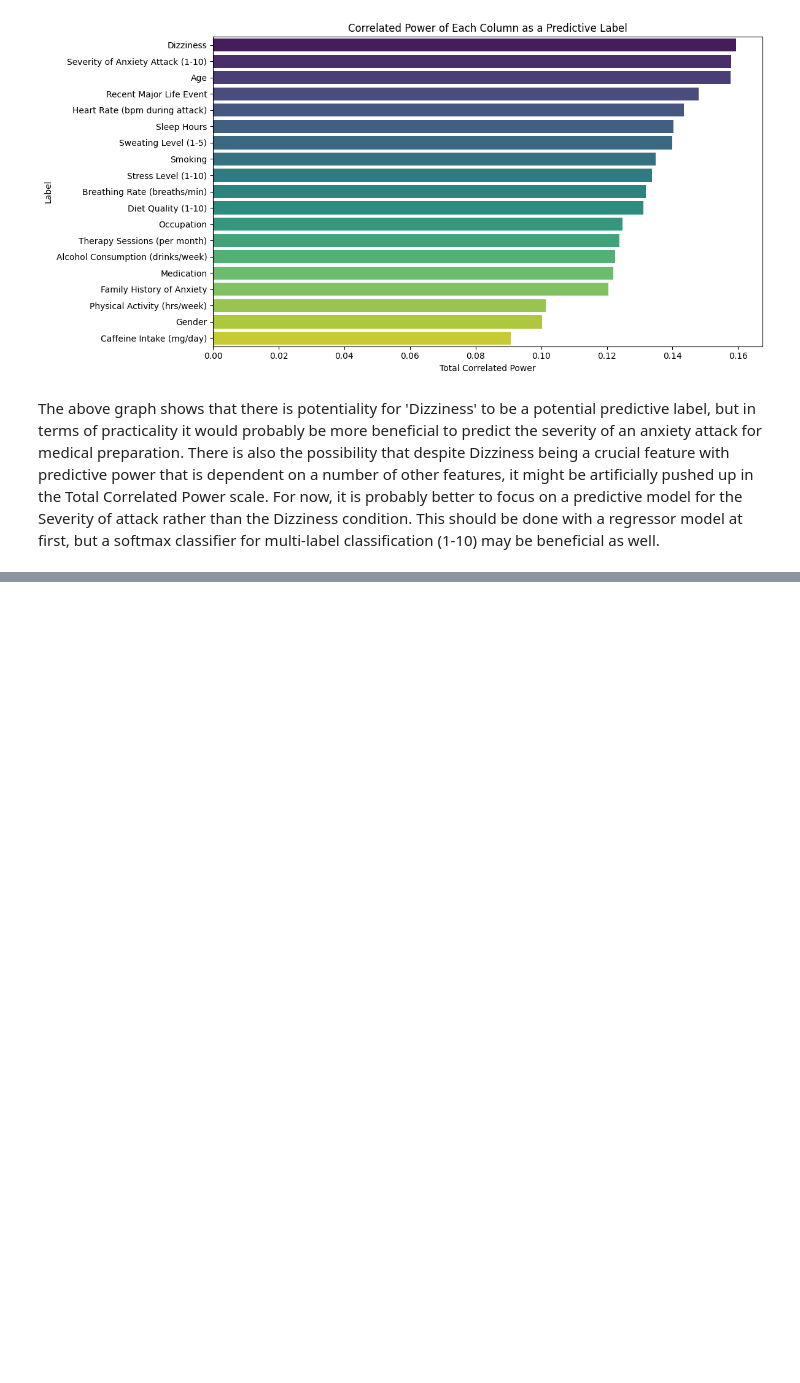
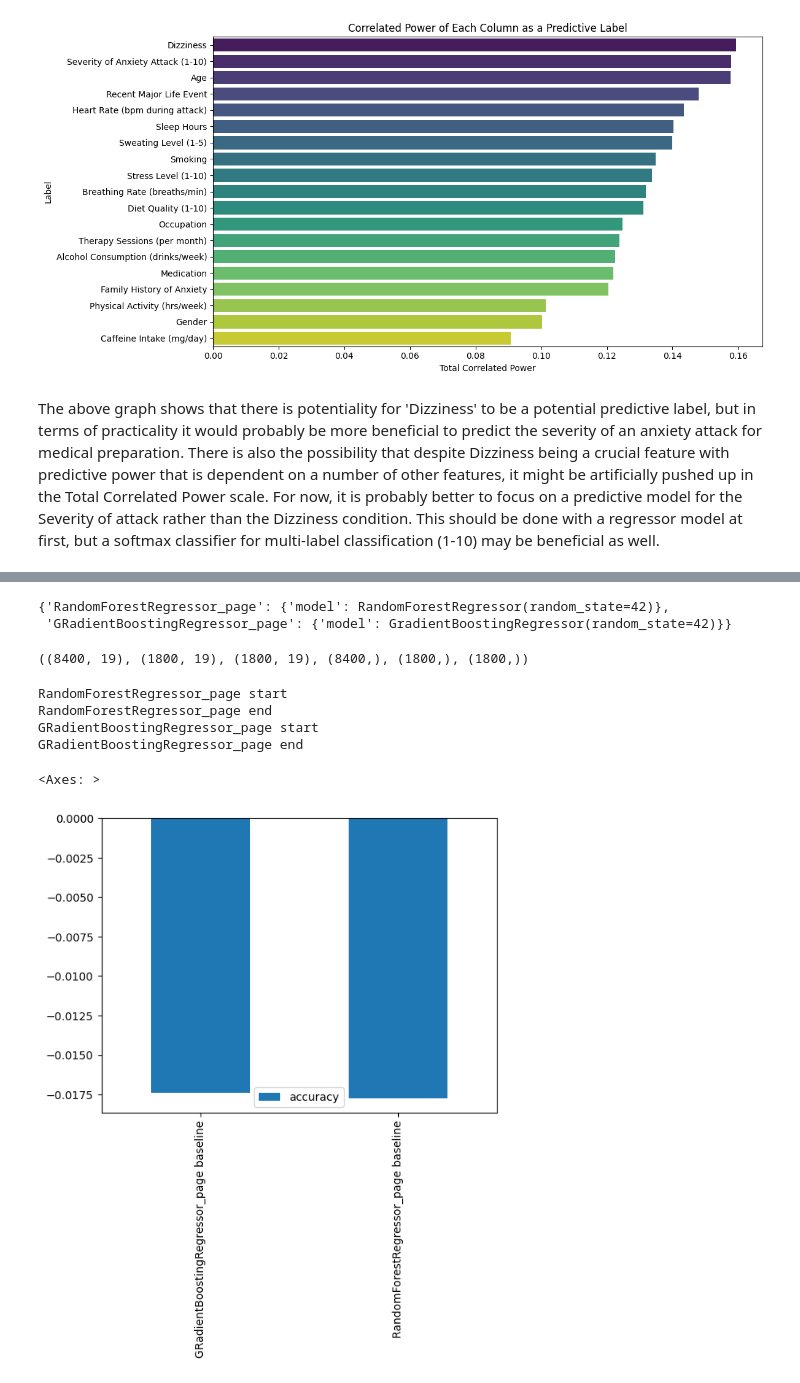
Before and after one commit to bcvilnrotter/kaggle-repos, a Jupyter notebook: anxiety-attack-factors-symptoms-and-severity.ipynb, the cells around one changed output, grey strips where cells are left out. Drawn from its saved outputs; the diff is of its cells as text; code cells hidden in the pictures; blank space fills up the shorter version.

Commit message:
Kaggle Notebook | Anxiety Attack: Factors, Symptoms, and Severity | Version 4

```diff
--- a/anxiety-attack-factors-symptoms-and-severity.ipynb
+++ b/anxiety-attack-factors-symptoms-and-severity.ipynb
@@ -123,0 +237,70 @@ The above graph shows that there is potentiality for 'Dizziness' to be a potenti
+# %%
+# make a dictionary full of models that will be initially evaluated and scored
+abacuss = {
+    'RandomForestRegressor_page':{
+        'model':RandomForestRegressor(random_state=42)
+    },
+    'GRadientBoostingRegressor_page':{
+        'model':GradientBoostingRegressor(random_state=42)
+    }
+}
+
+abacuss
+# %% [output]
+{'RandomForestRegressor_page': {'model': RandomForestRegressor(random_state=42)},
+ 'GRadientBoostingRegressor_page': {'model': GradientBoostingRegressor(random_state=42)}}
+# %%
+# split the data into data and label, then split the data into training,validation,testing
+X = df.drop('Severity of Anxiety Attack (1-10)',axis=1)
+y = df['Severity of Anxiety Attack (1-10)']
+
+X_train,X_temp,y_train,y_temp = train_test_split(X,y,test_size=0.3)
+X_val,X_test,y_val,y_test = train_test_split(X_temp,y_temp,test_size=0.5)
+
+splits = {
+    'X_train':X_train,
+    'X_val':X_val,
+    'X_test':X_test,
+    'y_train':y_train,
+    'y_val':y_val,
+    'y_test':y_test
+}
+
+(X_train.shape,X_val.shape,X_test.shape,y_train.shape,y_val.shape,y_test.shape)
+# %% [output]
+((8400, 19), (1800, 19), (1800, 19), (8400,), (1800,), (1800,))
+# %%
+# create the function to score the models in the abacuss, and run them
+model_scores = {}
+
+def update_model_scores(
+    pipeline,
+    splits,
+    model_tag,
+    model_scores=model_scores,
+    tuned_tag='baseline'
+):
+    preds = pipeline.predict(X_val)
+    model_scores.update({
+        f'{model_tag} {tuned_tag}':{
+            'accuracy':pipeline.score(splits['X_val'],splits['y_val'])
+        }
+    })
+    return model_scores
+
+for page in abacuss:
+    print(f'{page} start')
+    pipeline = make_pipeline(features,abacuss[page]['model'])
+    pipeline.fit(splits['X_train'],splits['y_train'])
+    model_scores = update_model_scores(pipeline,splits,page)
+    print(f'{page} end')
+
+model_compare = pd.DataFrame(model_scores,index=['accuracy'])
+model_compare.T.sort_values('accuracy',ascending=False).plot.bar()
+# %% [output]
+RandomForestRegressor_page start
+RandomForestRegressor_page end
+GRadientBoostingRegressor_page start
+GRadientBoostingRegressor_page end
+<Axes: >
+[figure, added]
```
Also changed, not shown: parts of 11 cells of this notebook.
